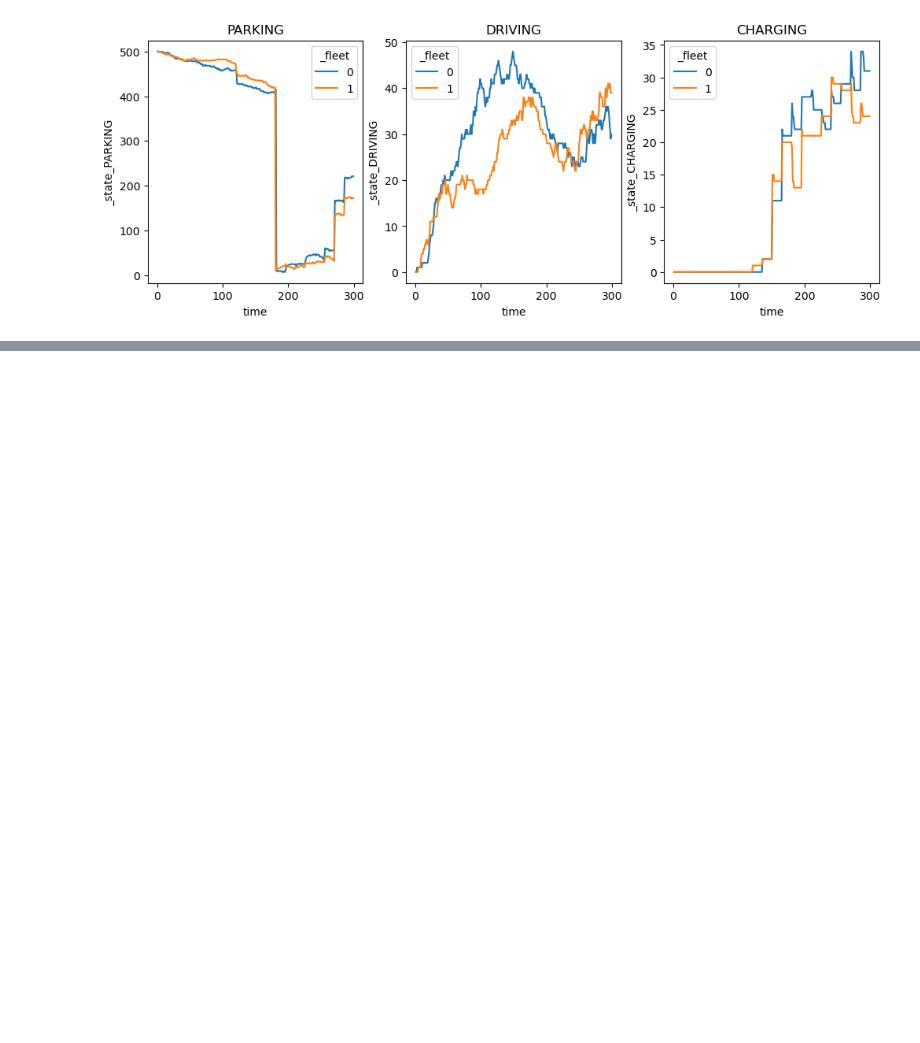
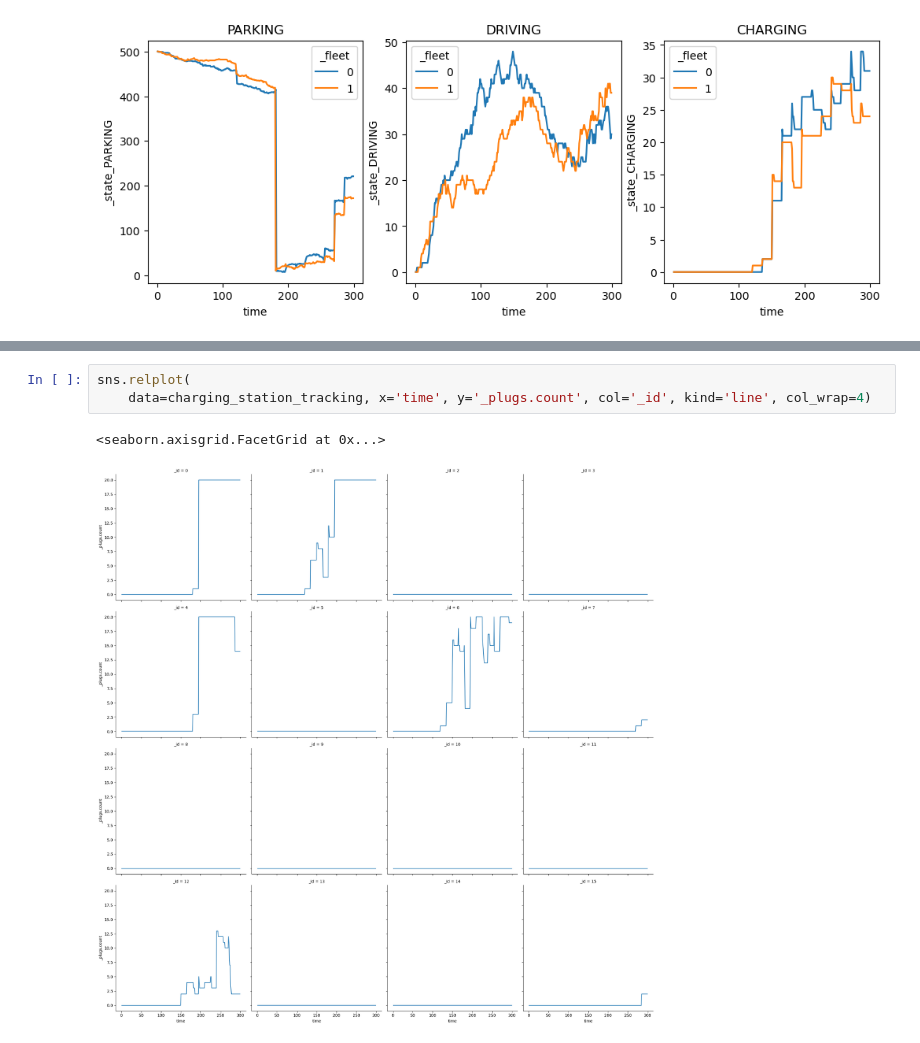
Before and after one commit to IS3UniCologne/urban-mobility-simulation, a Jupyter notebook: resources/scripts/simulation_analysis/shared_charging.ipynb, the cells around one changed output, grey strips where cells are left out. Cells and saved outputs as stored; diff of their text form; blank space fills up the shorter version.

```diff
--- a/resources/scripts/simulation_analysis/shared_charging.ipynb
+++ b/resources/scripts/simulation_analysis/shared_charging.ipynb
@@ -104,0 +111,6 @@ vehicle_tracking
+# %%
+sns.relplot(
+    data=charging_station_tracking, x='time', y='_plugs.count', col='_id', kind='line', col_wrap=4)
+# %% [output]
+<seaborn.axisgrid.FacetGrid at 0x...>
+[figure, added]
```
Also changed, not shown: parts of 9 cells of this notebook, 4 other files.
